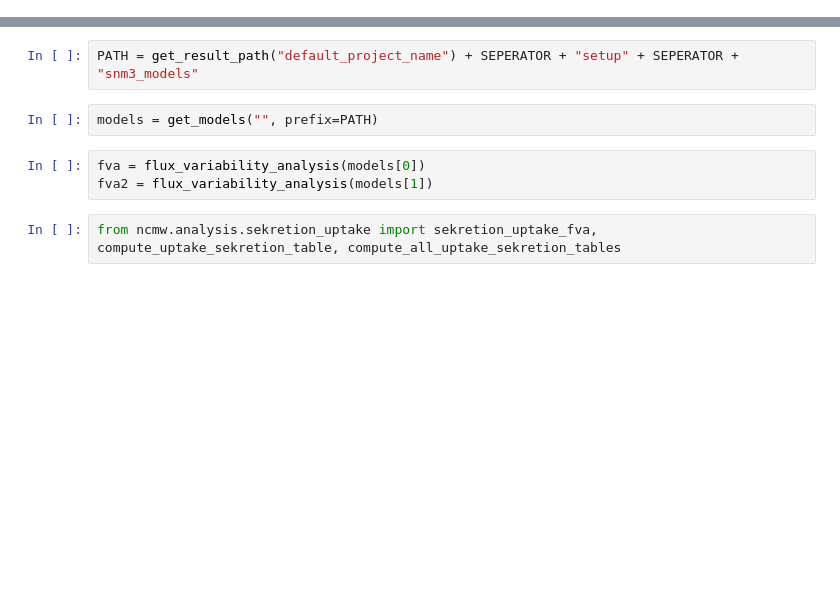
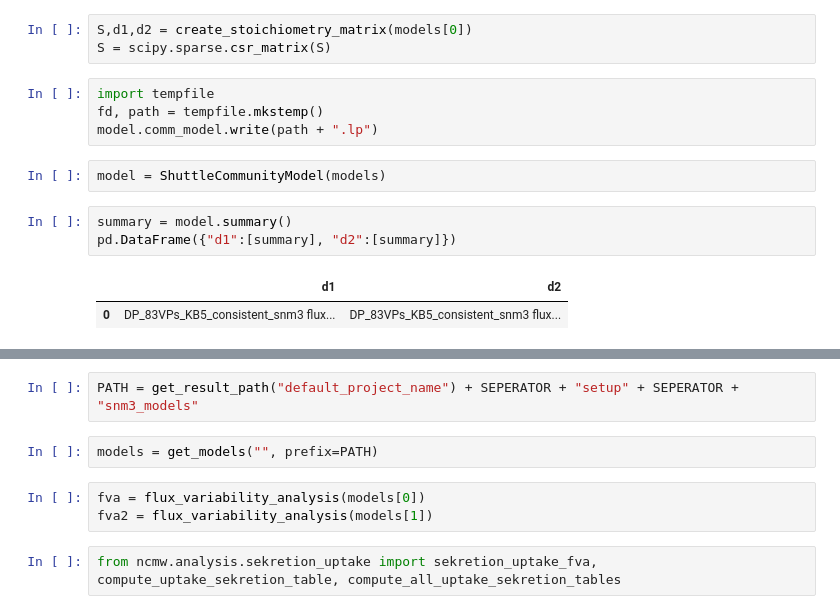
Before and after one commit to manuelgloeckler/ncmw, a Jupyter notebook: testings.ipynb, the cells around one changed output, grey strips where cells are left out. Saved outputs shown, nothing was run; the diff lists cells and outputs as text; blank space fills up the shorter version.

Commit message:
Refactored community models

```diff
--- a/testings.ipynb
+++ b/testings.ipynb
@@ -13,0 +364,15 @@ import cobra
+# %%
+S,d1,d2 = create_stoichiometry_matrix(models[0])
+S = scipy.sparse.csr_matrix(S)
+# %%
+import tempfile
+fd, path = tempfile.mkstemp()
+model.comm_model.write(path + ".lp")
+# %%
+model = ShuttleCommunityModel(models)
+# %%
+summary = model.summary()
+pd.DataFrame({"d1":[summary], "d2":[summary]})
+# %% [output]
+|  | d1 | d2 |
+| 0 | DP_83VPs_KB5_consistent_snm3 flux... | DP_83VPs_KB5_consistent_snm3 flux... |
```
Also changed, not shown: parts of 4 cells of this notebook, 4 other files.
